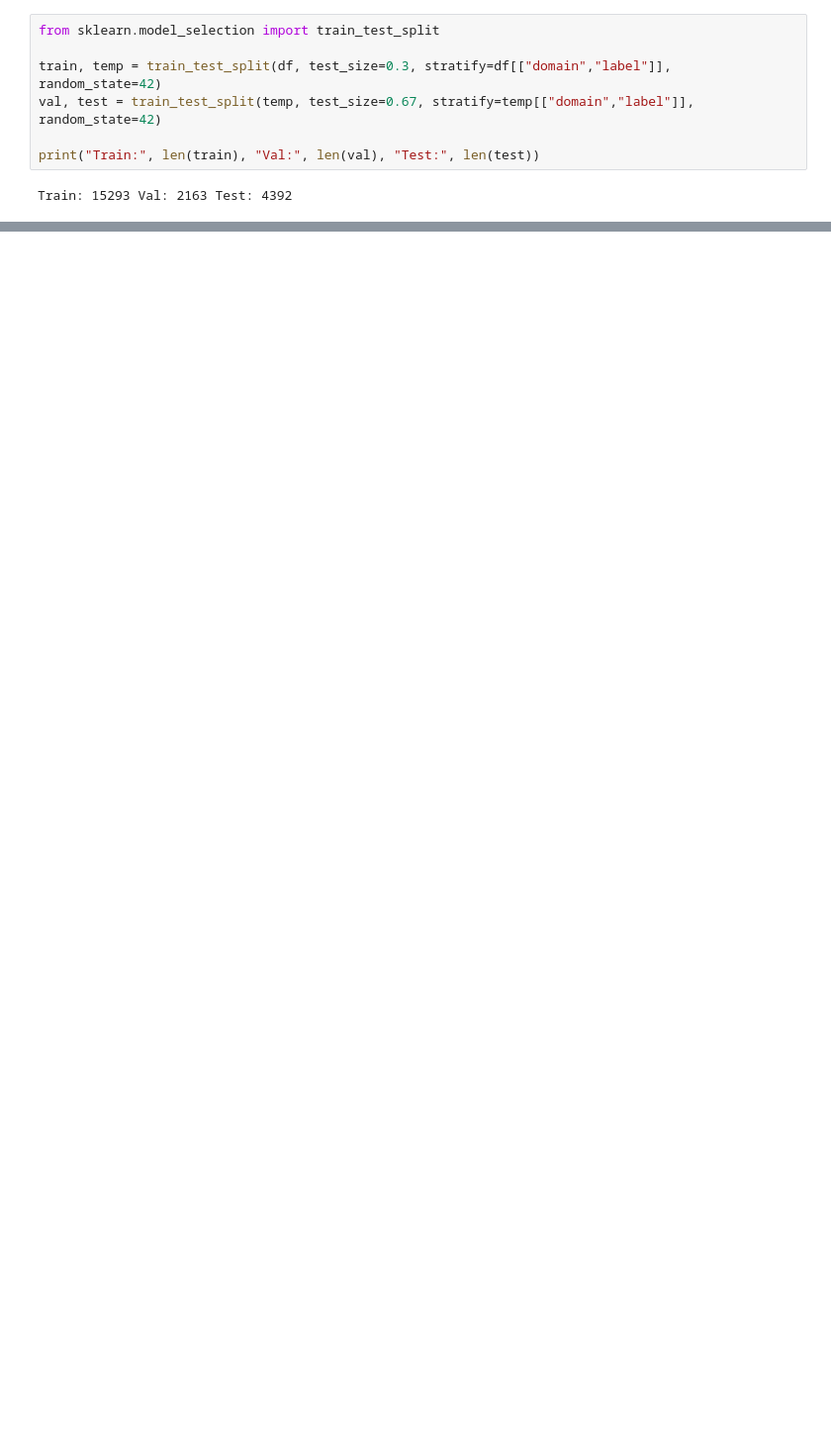
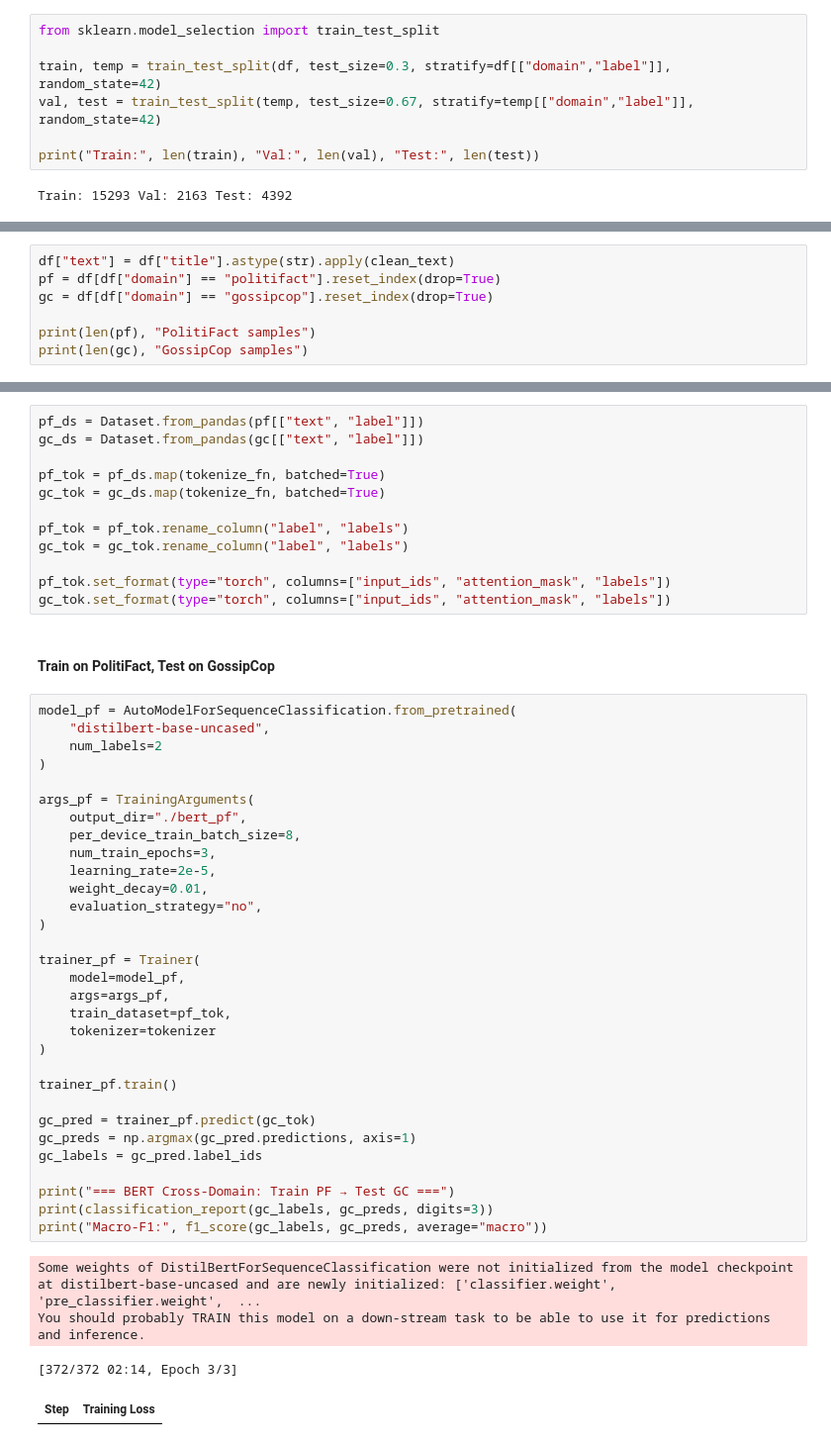
Before and after one commit to 9cc-cxy/cs6120-finalproject, a Jupyter notebook: final.ipynb, the cells around one changed output, grey strips where cells are left out. Shown at 99% size. Cells and saved outputs as stored; diff of their text form; blank space fills up the shorter version.

Commit message:
Added cross-domain

```diff
--- a/final.ipynb
+++ b/final.ipynb
@@ -243,0 +321,7 @@ ImportError: Using the `Trainer` with `PyTorch` requires `accelerate>=0.21.0`: P
+# %%
+df["text"] = df["title"].astype(str).apply(clean_text)
+pf = df[df["domain"] == "politifact"].reset_index(drop=True)
+gc = df[df["domain"] == "gossipcop"].reset_index(drop=True)
+
+print(len(pf), "PolitiFact samples")
+print(len(gc), "GossipCop samples")
@@ -243,0 +387,50 @@ ImportError: Using the `Trainer` with `PyTorch` requires `accelerate>=0.21.0`: P
+# %%
+pf_ds = Dataset.from_pandas(pf[["text", "label"]])
+gc_ds = Dataset.from_pandas(gc[["text", "label"]])
+
+pf_tok = pf_ds.map(tokenize_fn, batched=True)
+gc_tok = gc_ds.map(tokenize_fn, batched=True)
+
+pf_tok = pf_tok.rename_column("label", "labels")
+gc_tok = gc_tok.rename_column("label", "labels")
+
+pf_tok.set_format(type="torch", columns=["input_ids", "attention_mask", "labels"])
+gc_tok.set_format(type="torch", columns=["input_ids", "attention_mask", "labels"])
+# %% [markdown]
+#### Train on PolitiFact, Test on GossipCop
+# %%
+model_pf = AutoModelForSequenceClassification.from_pretrained(
+    "distilbert-base-uncased",
+    num_labels=2
+)
+
+args_pf = TrainingArguments(
+    output_dir="./bert_pf",
+    per_device_train_batch_size=8,
+    num_train_epochs=3,
+    learning_rate=2e-5,
+    weight_decay=0.01,
+    evaluation_strategy="no",
+)
+
+trainer_pf = Trainer(
+    model=model_pf,
+    args=args_pf,
+    train_dataset=pf_tok,
+    tokenizer=tokenizer
+)
+
+trainer_pf.train()
+
+gc_pred = trainer_pf.predict(gc_tok)
+gc_preds = np.argmax(gc_pred.predictions, axis=1)
+gc_labels = gc_pred.label_ids
+
+print("=== BERT Cross-Domain: Train PF → Test GC ===")
+print(classification_report(gc_labels, gc_preds, digits=3))
+print("Macro-F1:", f1_score(gc_labels, gc_preds, average="macro"))
+# %% [output]
+Some weights of DistilBertForSequenceClassification were not initialized from the model checkpoint at distilbert-base-uncased and are newly initialized: ['classifier.weight', 'pre_classifier.weight',  ...
+You should probably TRAIN this model on a down-stream task to be able to use it for predictions and inference.
+[372/372 02:14, Epoch 3/3]
+| Step | Training Loss |
```
Also changed, not shown: parts of 23 cells of this notebook.
